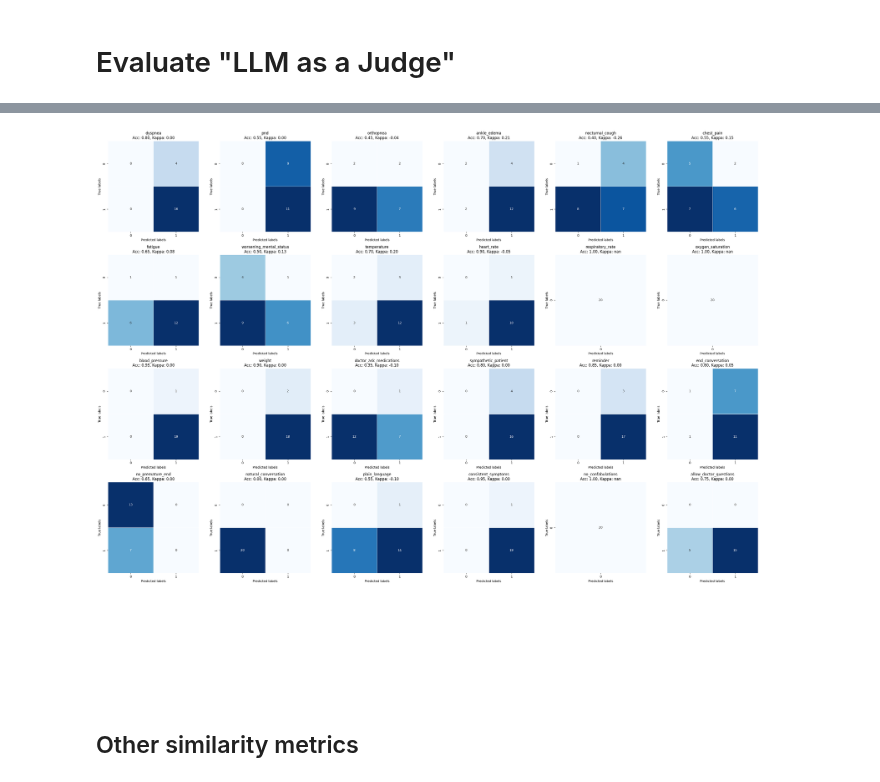
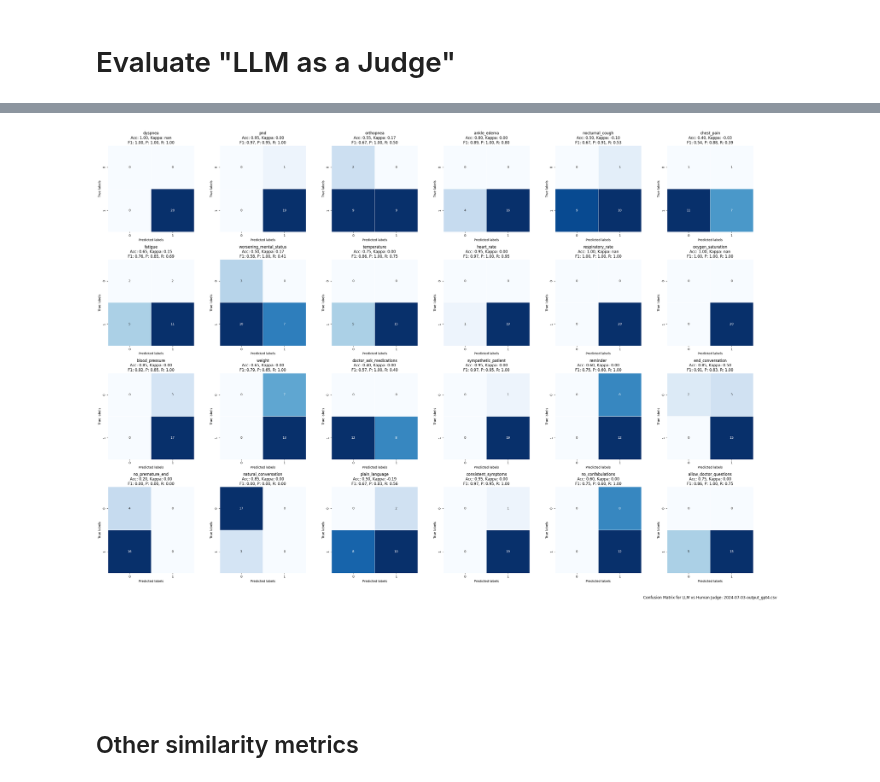
Before and after one commit to recoverycompanion/reco, a Jupyter notebook: reco_analysis/notebooks/eval-llm-as-a-judge.ipynb, the cells around one changed output, grey strips where cells are left out. Saved outputs shown, nothing was run; the diff lists cells and outputs as text; code cells hidden in the pictures.

```diff
--- a/reco_analysis/notebooks/eval-llm-as-a-judge.ipynb
+++ b/reco_analysis/notebooks/eval-llm-as-a-judge.ipynb
@@ -50,0 +27,6 @@ array(['Transcript Number', 'Patient Name',
+# %%
+# display(llm_data.head())
+
+# print all unique values for each column
+for col in llm_data.columns:
+    print(col, llm_data[col].unique())
@@ -50,0 +51,6 @@ array(['Transcript Number', 'Patient Name',
+# %%
+# display(human_data.head())
+
+# print all unique values for each column
+for col in human_data.columns:
+    print(col, human_data[col].unique())
@@ -99,31 +134,49 @@ human_data = rename_columns(human_data)
 # %%
-def plot_confusion_matrix(data1, data2, columns, nrows, ncols):
+def plot_confusion_matrix(data_true, data_pred, columns, nrows, ncols, main_title='Confusion matrices'):
     fig, axes = plt.subplots(nrows=nrows, ncols=ncols, figsize=(5 * ncols, 5 * nrows))
+    plt.title(main_title)
     axes = axes.flatten()
 
     for i, col in enumerate(columns):
-        cm = confusion_matrix(data1[col], data2[col])
-        accuracy = accuracy_score(data1[col], data2[col])
-        kappa = cohen_kappa_score(data1[col], data2[col])
+        # cm = confusion_matrix(data_true[col], data_pred[col])
+        tp = np.sum((data_true[col] == 1) & (data_pred[col] == 1))
+        tn = np.sum((data_true[col] == 0) & (data_pred[col] == 0))
+        fp = np.sum((data_true[col] == 0) & (data_pred[col] == 1))
+        fn = np.sum((data_true[col] == 1) & (data_pred[col] == 0))
+        accuracy = accuracy_score(data_true[col], data_pred[col])
+        kappa = cohen_kappa_score(data_true[col], data_pred[col])
+        precision = precision_score(data_true[col], data_pred[col])
+        recall = recall_score(data_true[col], data_pred[col])
+        f1 = f1_score(data_true[col], data_pred[col])
 
-        sns.heatmap(cm, annot=True, fmt="d", linewidths=.5, square=True, cmap='Blues', ax=axes[i], cbar=False)
-        axes[i].set_xlabel('Predicted labels')
-        axes[i].set_ylabel('True labels')
-        axes[i].set_title(f'{col}\nAcc: {accuracy:.2f}, Kappa: {kappa:.2f}')
+        sns.heatmap(
+            [[tn, fp], [fn, tp]],
+            annot=True, fmt="d", linewidths=.5, square=True, cmap='Blues', ax=axes[i], cbar=False,
+        )
+        axes[i].set_xlabel('Predicted labels');
+        axes[i].set_ylabel('True labels');
+        axes[i].set_title(f'{col}\nAcc: {accuracy:.2f}, Kappa: {kappa:.2f}\nF1: {f1:.2f}, P: {precision:.2f}, R: {recall:.2f}');
 
     # Hide any unused axes if there are any
     for j in range(i + 1, len(axes)):
         axes[j].axis('off')
 
-    plt.tight_layout()
-    plt.show()
+    plt.tight_layout();
+
+    return fig, axes
 
 # Example usage for a specific column
-feature_columns = short_columns[2:]
 columns_per_row = 6
-plot_confusion_matrix(llm_data, human_data, feature_columns, len(feature_columns) // columns_per_row + 1, columns_per_row)
+fig, axes = plot_confusion_matrix(
+    human_data_renamed,
+    llm_data_renamed,
+    [c for c in llm_data_renamed.columns if c in feature_columns],
+    len(feature_columns) // columns_per_row + 1,
+    columns_per_row,
+    main_title=f'Confusion Matrix for LLM vs Human Judge: {llm_judge_file}'
+)
 # %% [output]
-[figure, old version]
+[figure, new version]
 # %% [markdown]
 ## Other similarity metrics
 # %%
```
Also changed, not shown: parts of 8 cells of this notebook.
